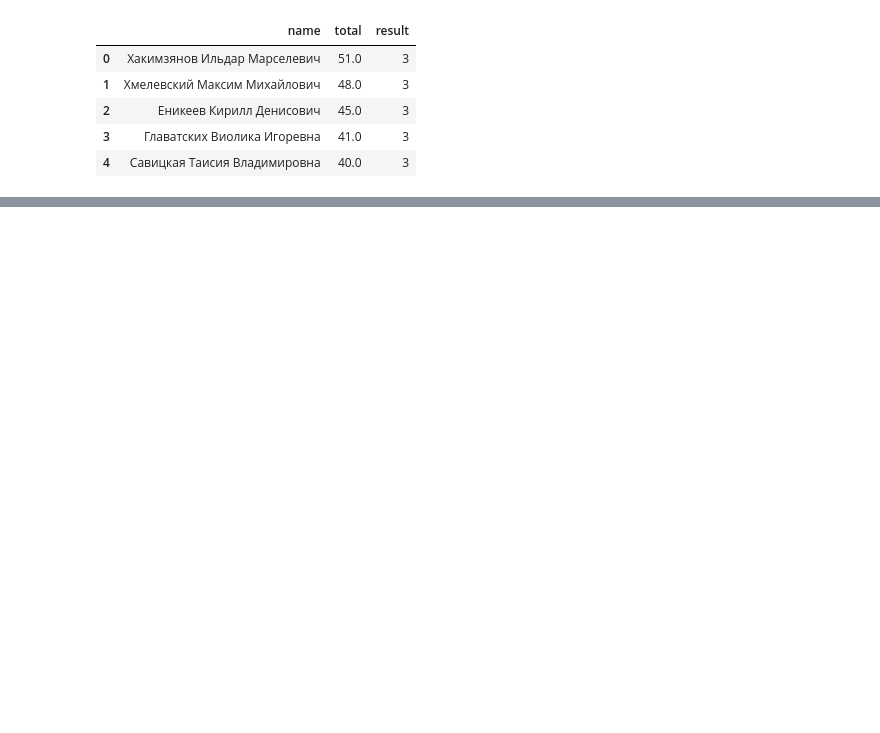
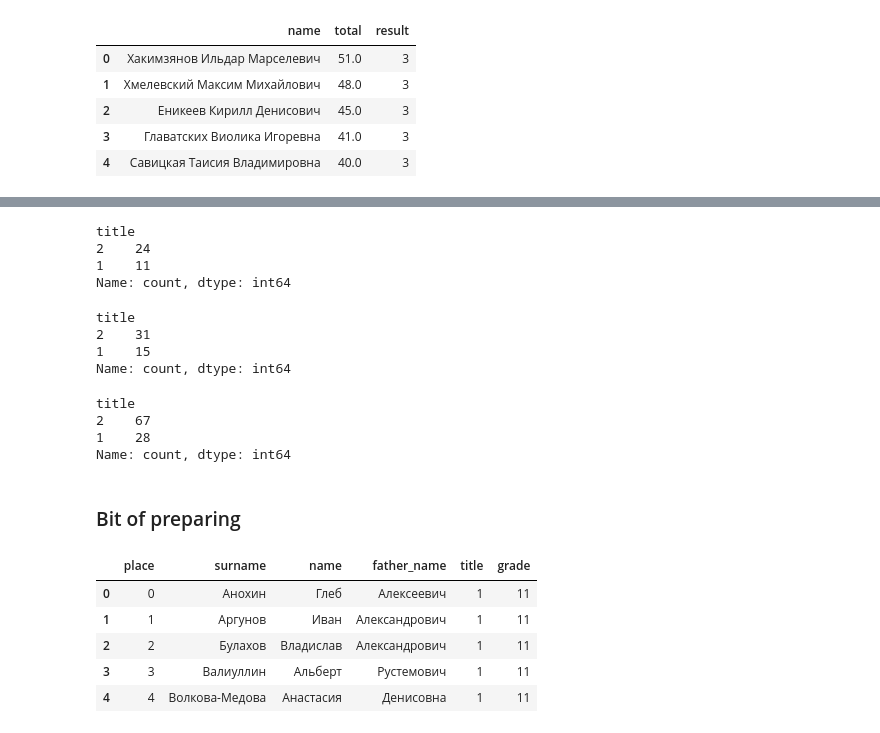
Before and after one commit to VladG00dmanPersonal/LMSH_AI_HACK, a Jupyter notebook: src/Vlad/EDA.ipynb, the cells around one changed output, grey strips where cells are left out. Cells and saved outputs as stored; diff of their text form; code cells hidden in the pictures; blank space fills up the shorter version.

```diff
--- a/src/Vlad/EDA.ipynb
+++ b/src/Vlad/EDA.ipynb
@@ -51,0 +128,46 @@ df_belchonok.head()
+# %%
+df_future_9['title'].value_counts()
+# %% [output]
+title
+2    24
+1    11
+Name: count, dtype: int64
+# %%
+df_future_10['title'].value_counts()
+# %% [output]
+title
+2    31
+1    15
+Name: count, dtype: int64
+# %%
+df_future_11['title'].value_counts()
+# %% [output]
+title
+2    67
+1    28
+Name: count, dtype: int64
+# %% [markdown]
+### Bit of preparing
+# %%
+df_future_9 = pd.read_csv(raw_data_dir + "FUTURE_9.csv").drop(columns=['id'])
+df_future_10 = pd.read_csv(raw_data_dir + "FUTURE_10.csv").drop(columns=['id'])
+df_future_11 = pd.read_csv(raw_data_dir + "FUTURE_11.csv").drop(columns=['id'])
+
+df_future_9['grade'] = 9
+df_future_10['grade'] = 10
+df_future_11['grade'] = 11
+
+df_future_9 = df_future_9.reset_index().rename(columns={'index': 'place'})
+df_future_10 = df_future_10.reset_index().rename(columns={'index': 'place'})
+df_future_11 = df_future_11.reset_index().rename(columns={'index': 'place'})
+
+df_future = pd.concat([df_future_9, df_future_10, df_future_11])
+df_future = df_future.sort_values(by=['grade', 'place'], ascending=[False, True])
+df_future.head()
+# %% [output]
+|  | place | surname | name | father_name | title | grade |
+| 0 | 0 | Анохин | Глеб | Алексеевич | 1 | 11 |
+| 1 | 1 | Аргунов | Иван | Александрович | 1 | 11 |
+| 2 | 2 | Булахов | Владислав | Александрович | 1 | 11 |
+| 3 | 3 | Валиуллин | Альберт | Рустемович | 1 | 11 |
+| 4 | 4 | Волкова-Медова | Анастасия | Денисовна | 1 | 11 |
```
Also changed, not shown: parts of 34 cells of this notebook.
